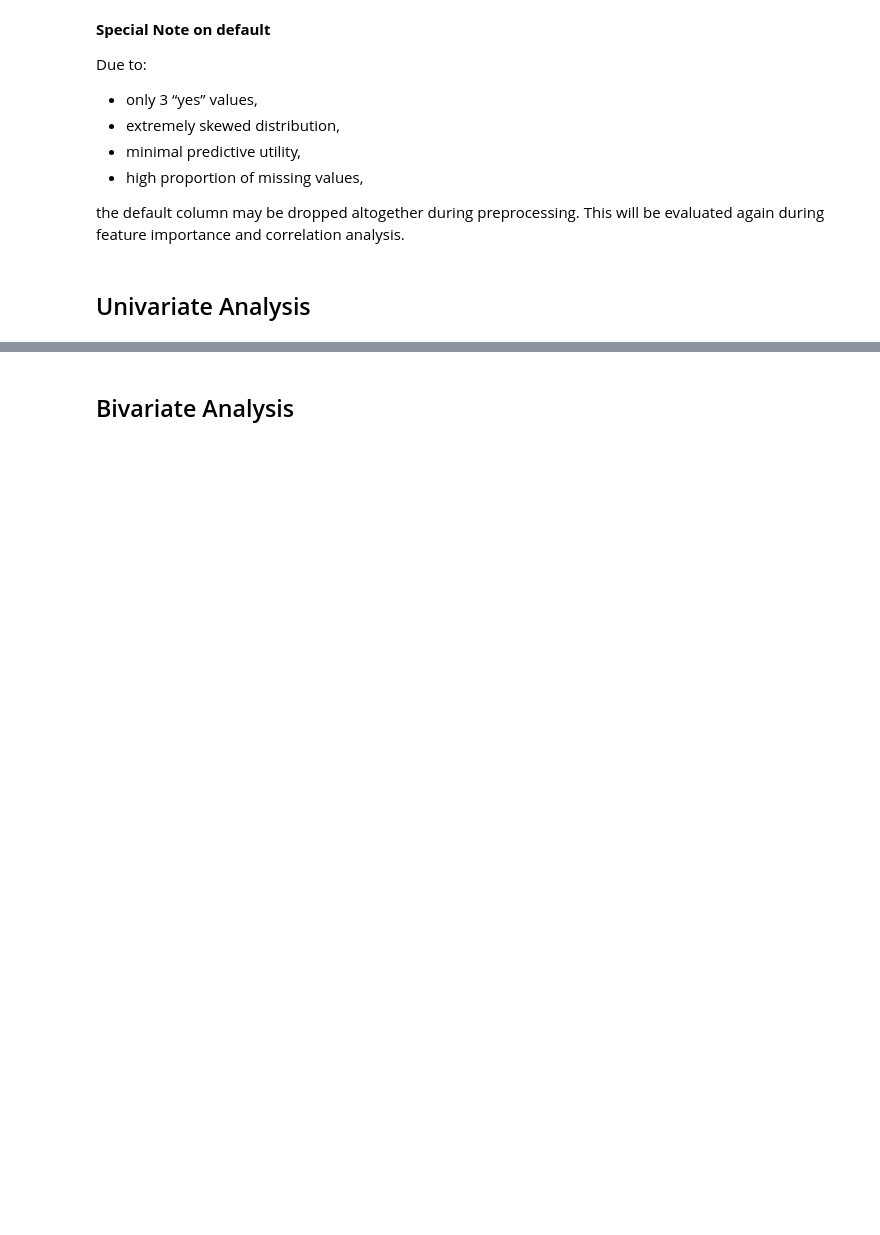
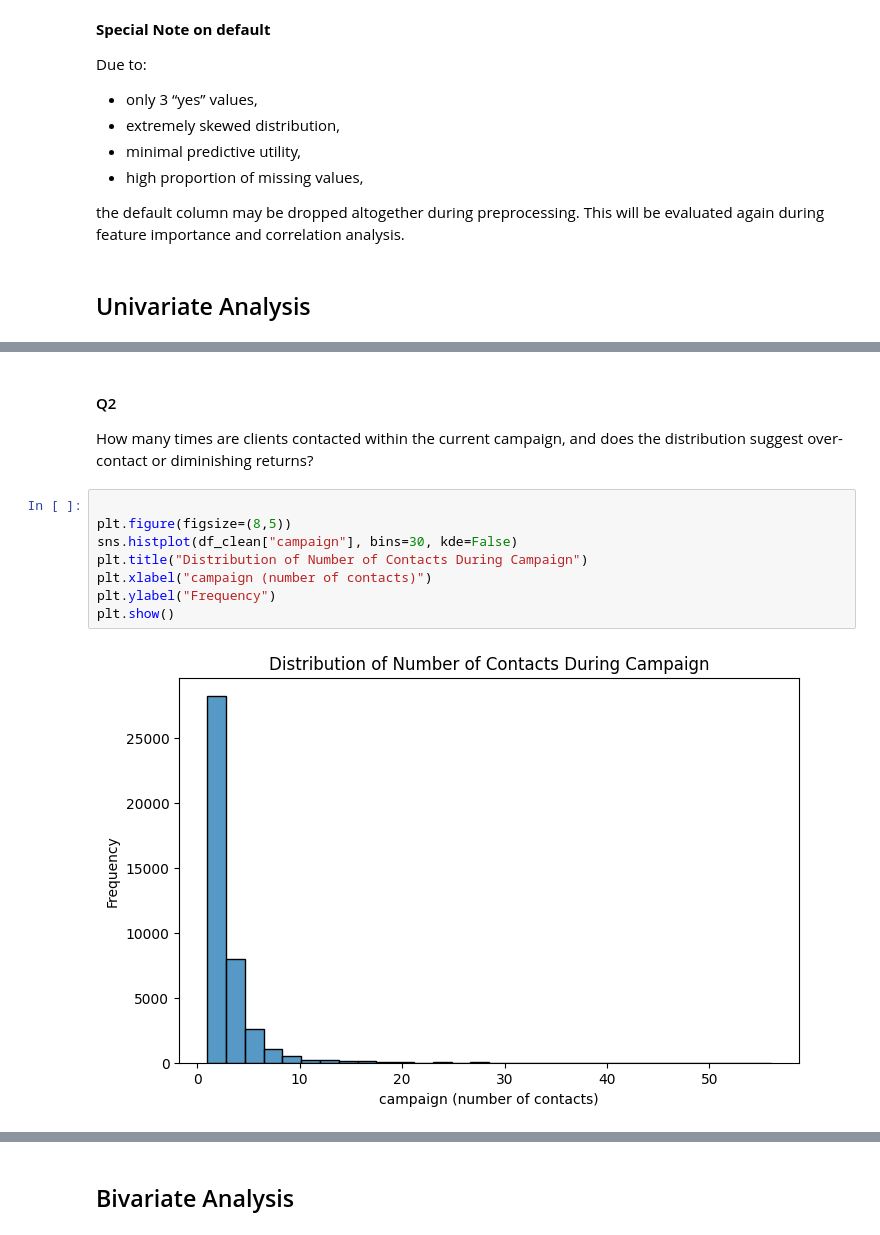
Before and after one commit to abduladebogun/Bank_Telemarketing_Campaigns_EDSB_Group_29, a Jupyter notebook: app.ipynb, the cells around one changed output, grey strips where cells are left out. Saved outputs shown, nothing was run; the diff lists cells and outputs as text; blank space fills up the shorter version.

```diff
--- a/app.ipynb
+++ b/app.ipynb
@@ -565,0 +595,13 @@ This will be evaluated again during feature importance and correlation analysis.
+# %% [markdown]
+#### Q2
+How many times are clients contacted within the current campaign, and does the distribution suggest over-contact or diminishing returns?
+# %%
+
+plt.figure(figsize=(8,5))
+sns.histplot(df_clean["campaign"], bins=30, kde=False)
+plt.title("Distribution of Number of Contacts During Campaign")
+plt.xlabel("campaign (number of contacts)")
+plt.ylabel("Frequency")
+plt.show()
+# %% [output]
+[figure, added]
```
Also changed, not shown: parts of 62 cells of this notebook.
